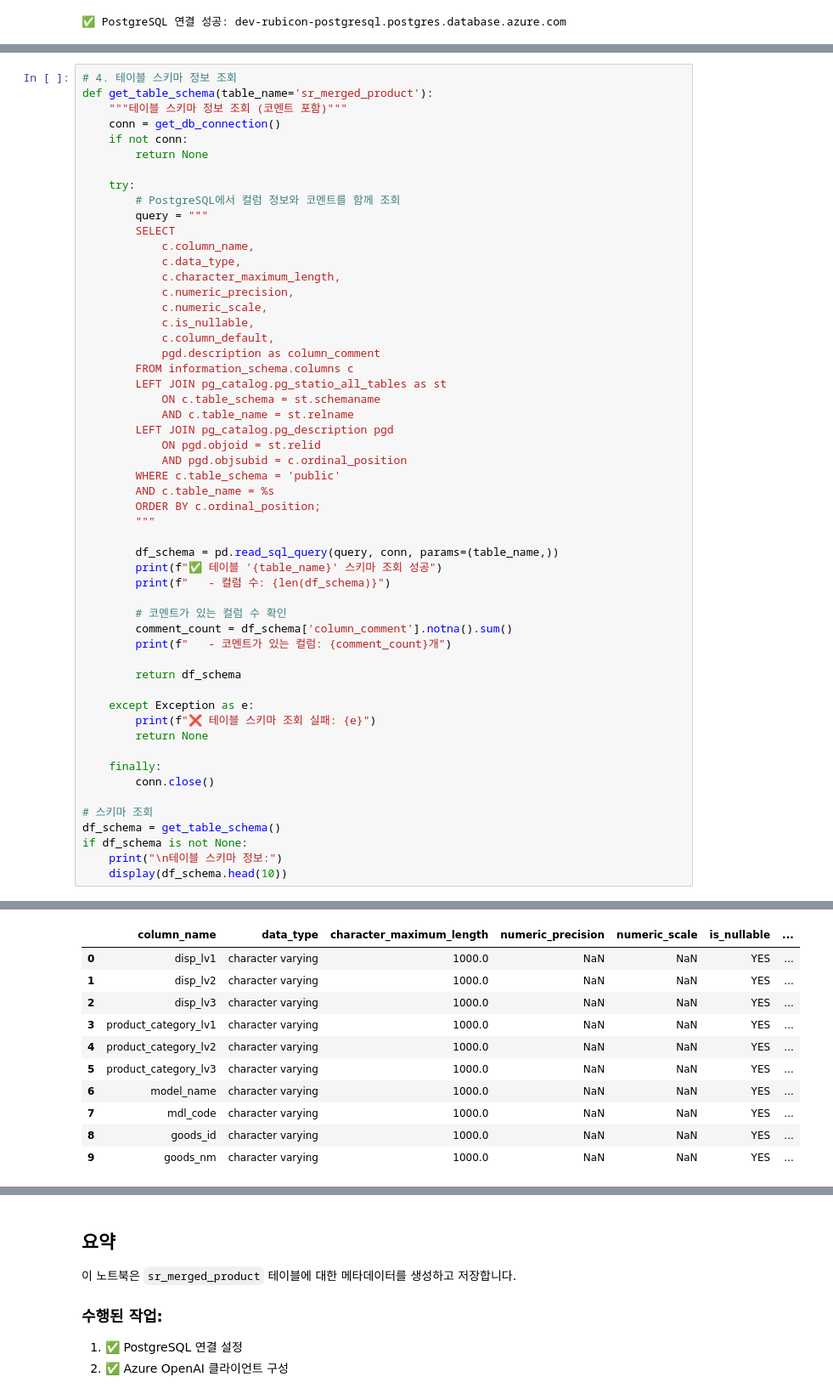
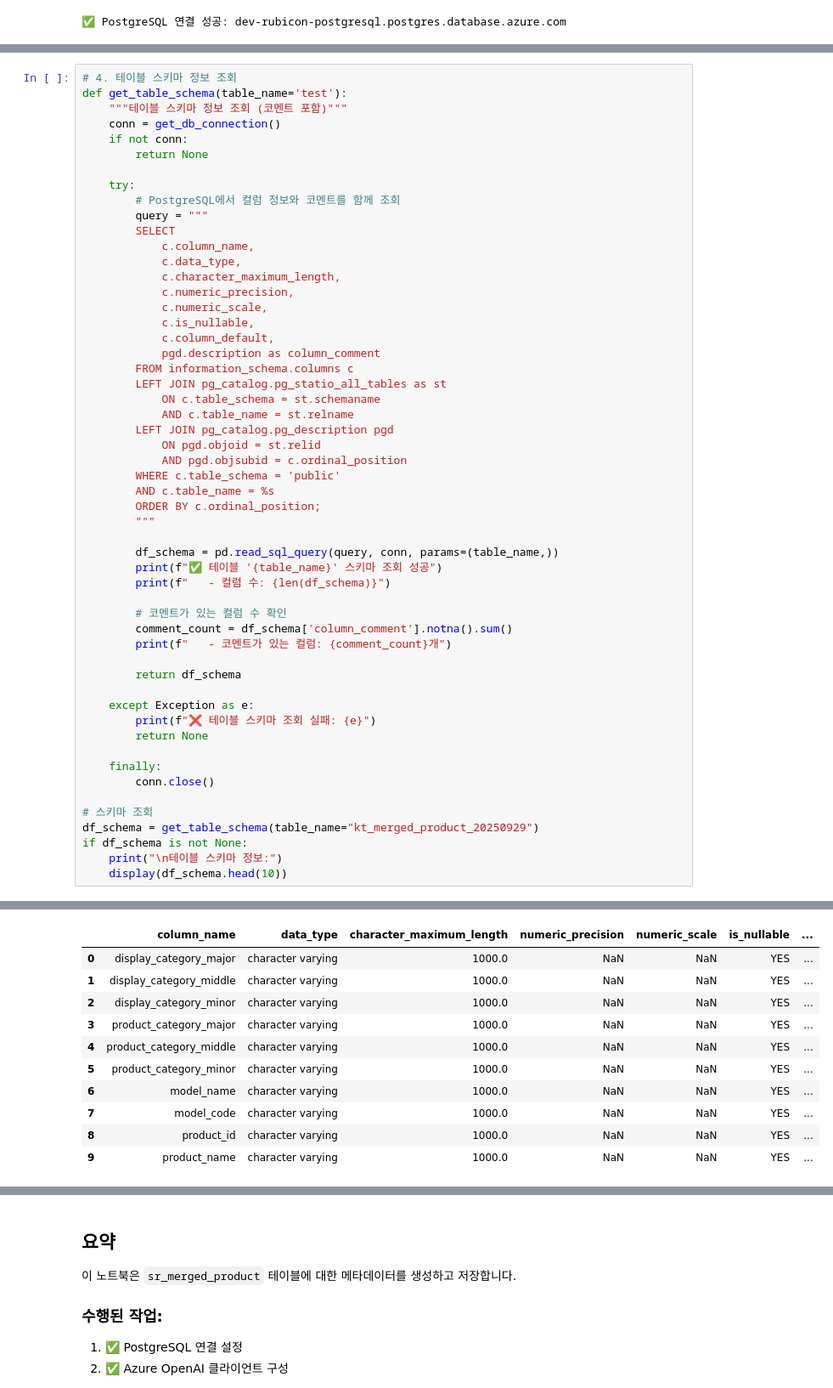
Before and after one commit to sm1835dh/dev_sr_preperation, a Jupyter notebook: notebooks/generate_metadata.ipynb, the cells around one changed output, grey strips where cells are left out. Shown at 85% size. Drawn from its saved outputs; the diff is of its cells as text.

```diff
--- a/notebooks/generate_metadata.ipynb
+++ b/notebooks/generate_metadata.ipynb
@@ -76,6 +128,6 @@ openai_client = get_openai_client()
 # %%
 # 4. 테이블 스키마 정보 조회
-def get_table_schema(table_name='sr_merged_product'):
+def get_table_schema(table_name='test'):
     """테이블 스키마 정보 조회 (코멘트 포함)"""
     conn = get_db_connection()
     if not conn:
@@ -123,7 +175,7 @@ def get_table_schema(table_name='sr_merged_product'):
         conn.close()
 
 # 스키마 조회
-df_schema = get_table_schema()
+df_schema = get_table_schema(table_name="kt_merged_product_20250929")
 if df_schema is not None:
     print("\n테이블 스키마 정보:")
     display(df_schema.head(10))
@@ -135,15 +187,15 @@ if df_schema is not None:
 
 테이블 스키마 정보:
 |  | column_name | data_type | character_maximum_length | numeric_precision | numeric_scale | is_nullable | ... |
-| 0 | disp_lv1 | character varying | 1000.0 | NaN | NaN | YES | ... |
-| 1 | disp_lv2 | character varying | 1000.0 | NaN | NaN | YES | ... |
-| 2 | disp_lv3 | character varying | 1000.0 | NaN | NaN | YES | ... |
-| 3 | product_category_lv1 | character varying | 1000.0 | NaN | NaN | YES | ... |
-| 4 | product_category_lv2 | character varying | 1000.0 | NaN | NaN | YES | ... |
-| 5 | product_category_lv3 | character varying | 1000.0 | NaN | NaN | YES | ... |
+| 0 | display_category_major | character varying | 1000.0 | NaN | NaN | YES | ... |
+| 1 | display_category_middle | character varying | 1000.0 | NaN | NaN | YES | ... |
+| 2 | display_category_minor | character varying | 1000.0 | NaN | NaN | YES | ... |
+| 3 | product_category_major | character varying | 1000.0 | NaN | NaN | YES | ... |
+| 4 | product_category_middle | character varying | 1000.0 | NaN | NaN | YES | ... |
+| 5 | product_category_minor | character varying | 1000.0 | NaN | NaN | YES | ... |
 | 6 | model_name | character varying | 1000.0 | NaN | NaN | YES | ... |
-| 7 | mdl_code | character varying | 1000.0 | NaN | NaN | YES | ... |
-| 8 | goods_id | character varying | 1000.0 | NaN | NaN | YES | ... |
-| 9 | goods_nm | character varying | 1000.0 | NaN | NaN | YES | ... |
+| 7 | model_code | character varying | 1000.0 | NaN | NaN | YES | ... |
+| 8 | product_id | character varying | 1000.0 | NaN | NaN | YES | ... |
+| 9 | product_name | character varying | 1000.0 | NaN | NaN | YES | ... |
 # %%
 # 5. 테이블 기본 통계 정보 수집
```
Also changed, not shown: parts of 10 cells of this notebook.
